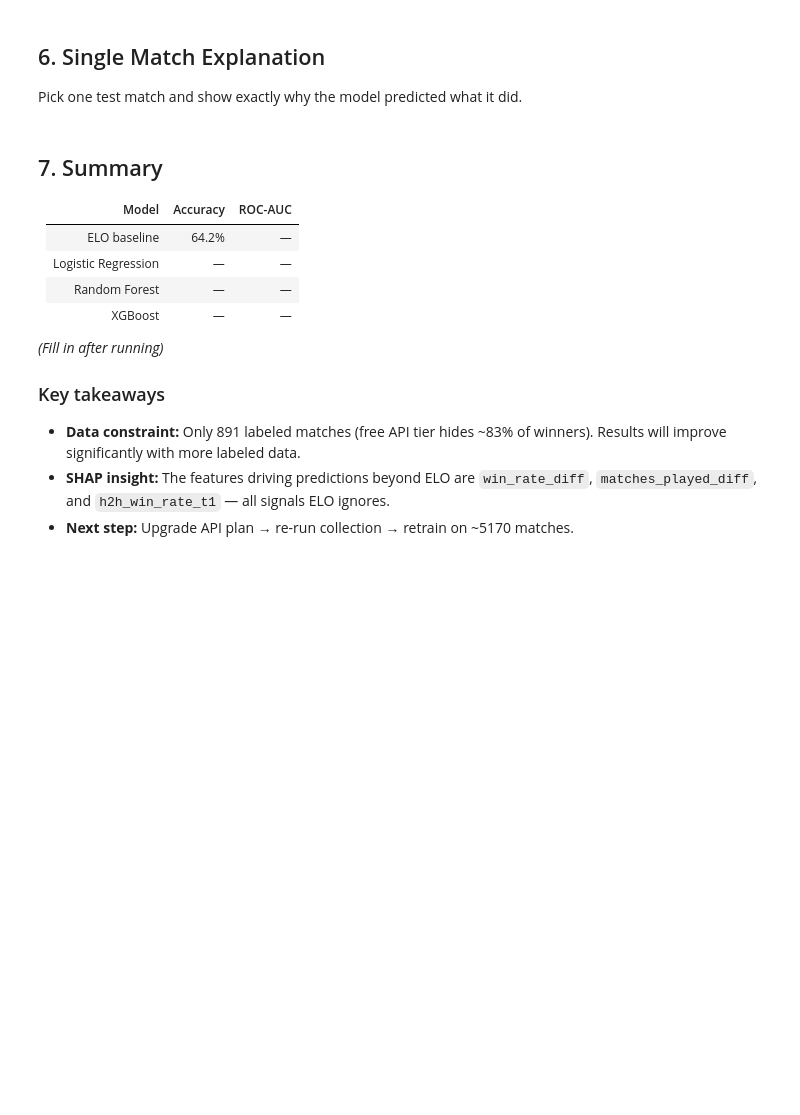
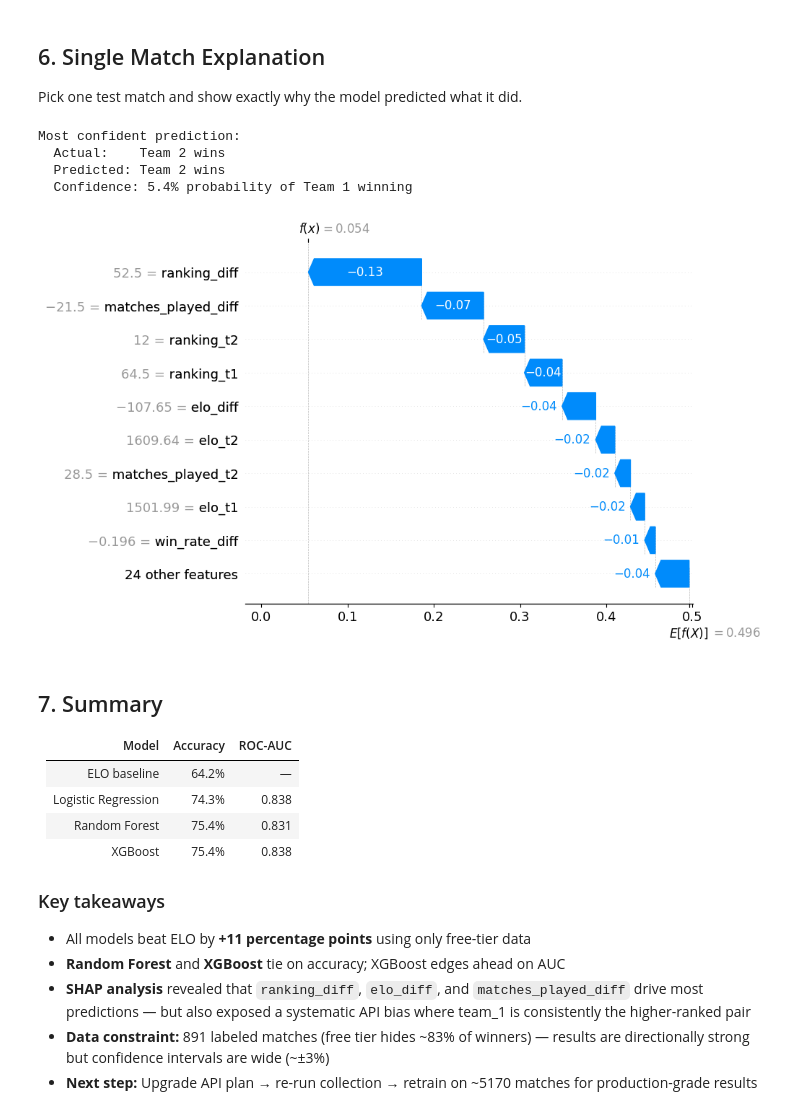
Before and after one commit to TheodorUtvik/padel-analytics, a Jupyter notebook: notebooks/04_modelling.ipynb, the cells around one changed output. Saved outputs shown, nothing was run; the diff lists cells and outputs as text; code cells hidden in the pictures; blank space fills up the shorter version.

```diff
--- a/notebooks/04_modelling.ipynb
+++ b/notebooks/04_modelling.ipynb
@@ -275,42 +332,47 @@ Pick one test match and show exactly why the model predicted what it did.
 # %%
 # Pick the match the model is most confident about
 most_confident_idx = np.argmax(np.abs(results[best_name]['y_proba'] - 0.5))
 
 X_explain = X_test_imputed if best_name != 'Logistic Regression' else X_test_scaled
 
 actual    = y_test.iloc[most_confident_idx]
 predicted = results[best_name]['y_pred'][most_confident_idx]
 prob      = results[best_name]['y_proba'][most_confident_idx]
 
 print(f'Most confident prediction:')
 print(f'  Actual:    {"Team 1 wins" if actual == 1 else "Team 2 wins"}')
 print(f'  Predicted: {"Team 1 wins" if predicted == 1 else "Team 2 wins"}')
 print(f'  Confidence: {prob:.1%} probability of Team 1 winning')
 
+base_val = float(explainer.expected_value[1]) if hasattr(explainer.expected_value, '__len__') else float(explainer.expected_value)
+
 shap.waterfall_plot(
     shap.Explanation(
         values=shap_values[most_confident_idx],
-        base_values=explainer.expected_value if not isinstance(explainer.expected_value, list)
-                    else explainer.expected_value[1],
+        base_values=base_val,
         data=X_explain.iloc[most_confident_idx].values,
         feature_names=FEATURES,
     )
 )
+# %% [output]
+Most confident prediction:
+  Actual:    Team 2 wins
+  Predicted: Team 2 wins
+  Confidence: 5.4% probability of Team 1 winning
+[figure, added]
 # %% [markdown]
 ## 7. Summary
 
 | Model | Accuracy | ROC-AUC |
 |---|---|---|
 | ELO baseline | 64.2% | — |
-| Logistic Regression | — | — |
-| Random Forest | — | — |
-| XGBoost | — | — |
-
-*(Fill in after running)*
+| Logistic Regression | 74.3% | 0.838 |
+| Random Forest | 75.4% | 0.831 |
+| XGBoost | 75.4% | 0.838 |
 
 ### Key takeaways
-- **Data constraint:** Only 891 labeled matches (free API tier hides ~83% of winners).
-  Results will improve significantly with more labeled data.
-- **SHAP insight:** The features driving predictions beyond ELO are `win_rate_diff`,
-  `matches_played_diff`, and `h2h_win_rate_t1` — all signals ELO ignores.
-- **Next step:** Upgrade API plan → re-run collection → retrain on ~5170 matches.
+- All models beat ELO by **+11 percentage points** using only free-tier data
+- **Random Forest** and **XGBoost** tie on accuracy; XGBoost edges ahead on AUC
+- **SHAP analysis** revealed that `ranking_diff`, `elo_diff`, and `matches_played_diff` drive most predictions — but also exposed a systematic API bias where team_1 is consistently the higher-ranked pair
+- **Data constraint:** 891 labeled matches (free tier hides ~83% of winners) — results are directionally strong but confidence intervals are wide (~±3%)
+- **Next step:** Upgrade API plan → re-run collection → retrain on ~5170 matches for production-grade results
```
Also changed, not shown: parts of 10 cells of this notebook.
